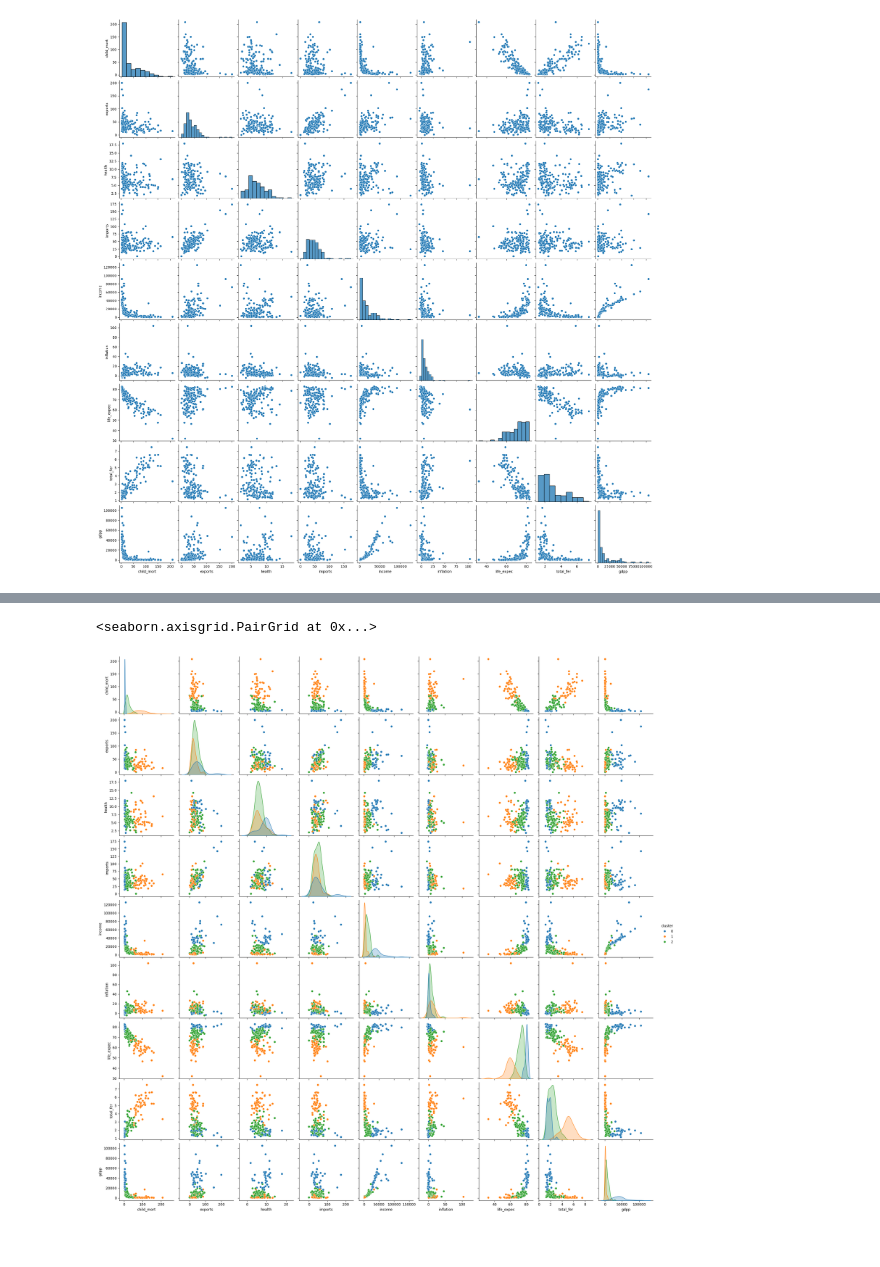
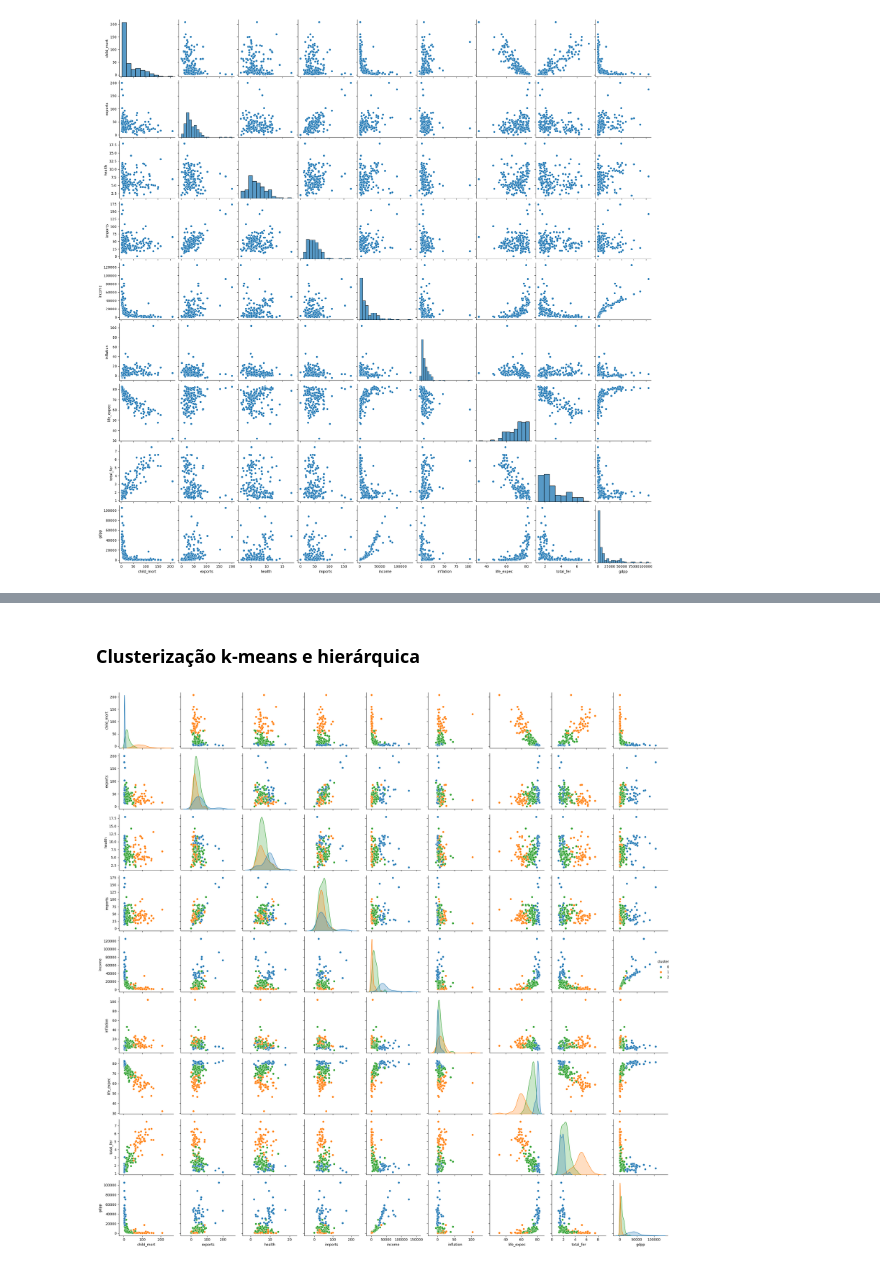
Before and after one commit to Dhonrian/pos_ifnet, a Jupyter notebook: 25E4_2/clusterizacao.ipynb, the cells around one changed output, grey strips where cells are left out. Drawn from its saved outputs; the diff is of its cells as text; code cells hidden in the pictures.

```diff
--- a/25E4_2/clusterizacao.ipynb
+++ b/25E4_2/clusterizacao.ipynb
@@ -103,3 +131,5 @@ X = scaler.fit_transform(df)
+# %% [markdown]
+### Clusterização k-means e hierárquica
 # %%
 CLUSTERS = 3
 SEED = 10
@@ -108,6 +138,6 @@ kmeans = KMeans(n_clusters=CLUSTERS, random_state=SEED).fit(X)
 df['cluster'] = kmeans.labels_
 # %%
 sns.pairplot(df, hue='cluster', palette='tab10')
+plt.tight_layout()
 # %% [output]
-<seaborn.axisgrid.PairGrid at 0x...>
-[figure, old version]
+[figure, new version]
```
Also changed, not shown: parts of 20 cells of this notebook.
